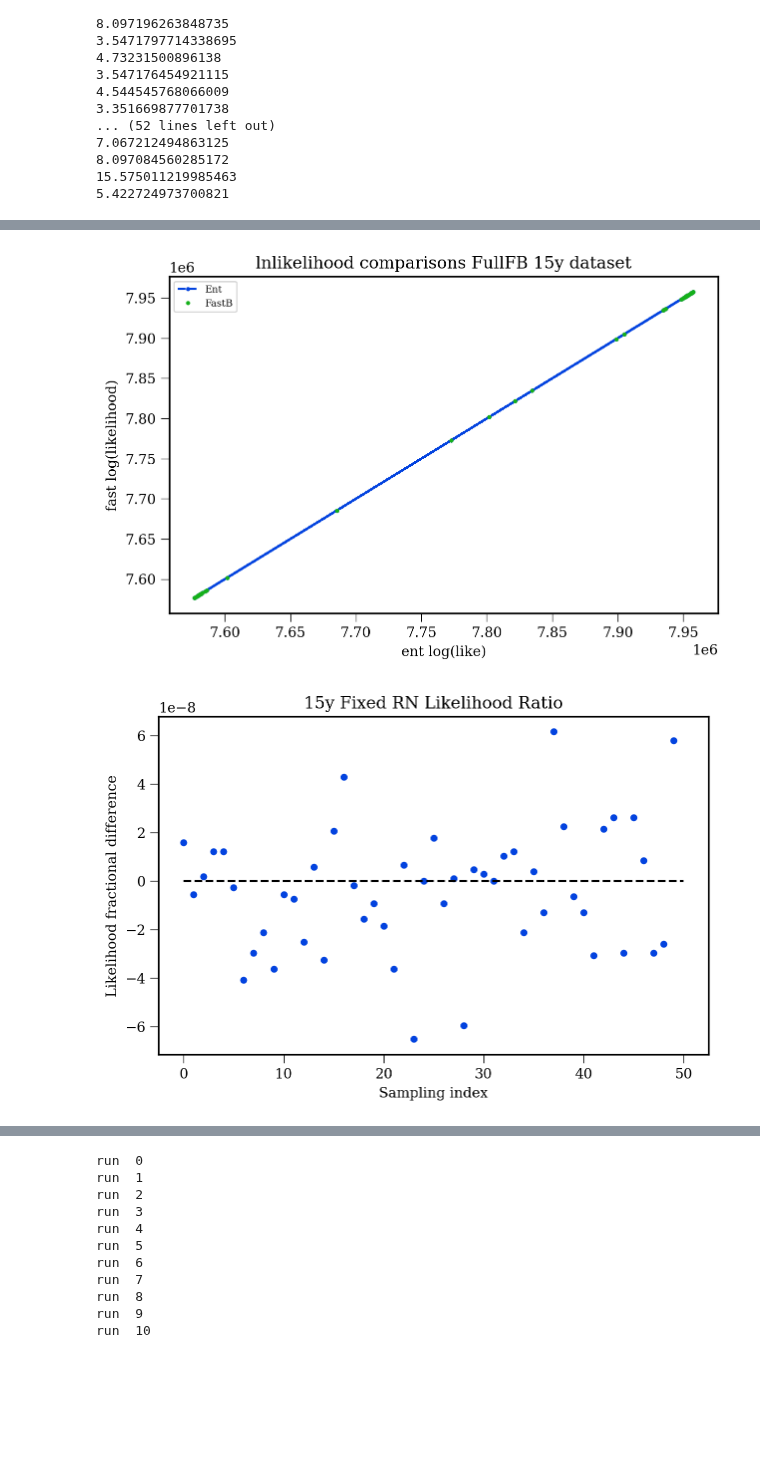
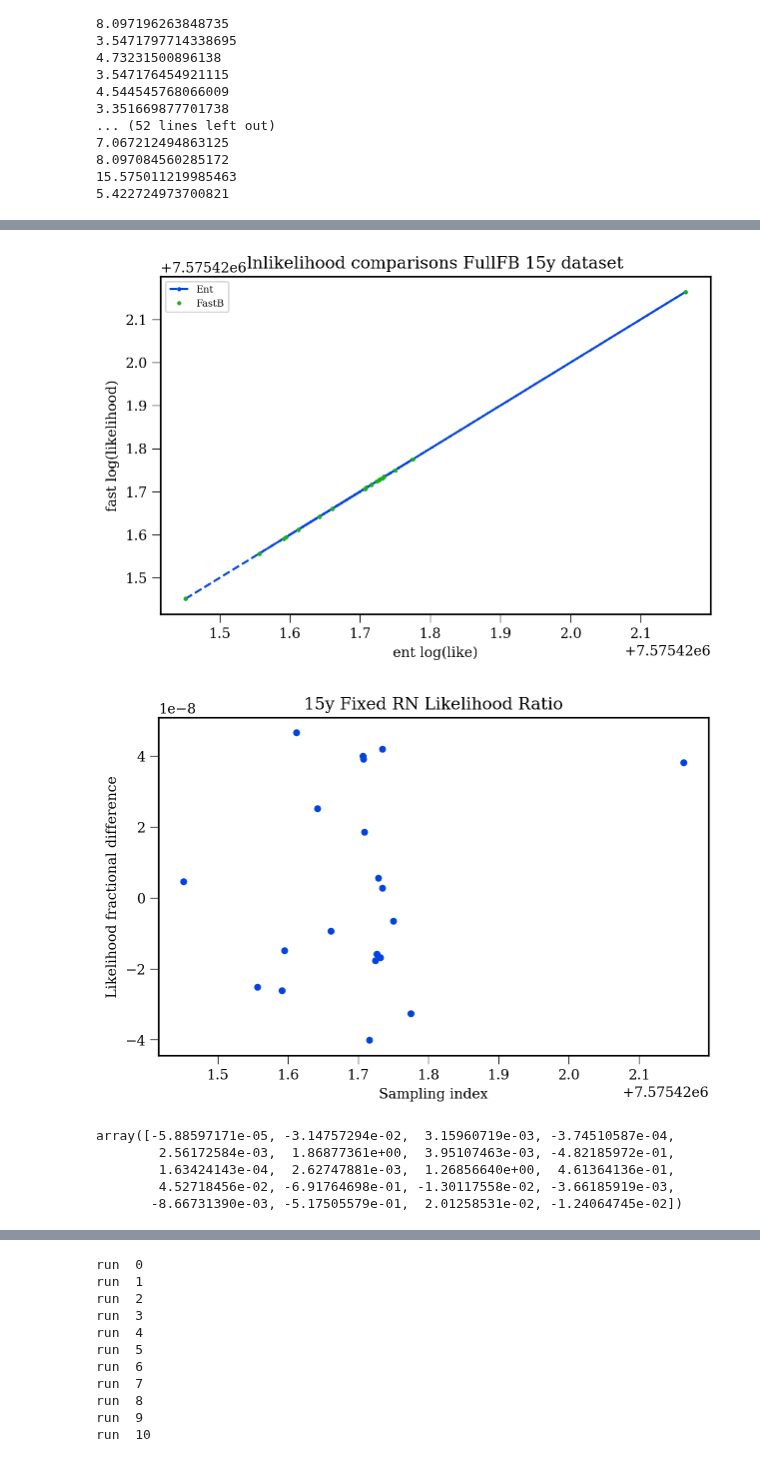
Before and after one commit to JacobATaylor/QuickBurst, a Jupyter notebook: Likelihood_tests_15y.ipynb, the cells around one changed output, grey strips where cells are left out. Drawn from its saved outputs; the diff is of its cells as text; code cells hidden in the pictures; blank space fills up the shorter version.

```diff
--- a/Likelihood_tests_15y.ipynb
+++ b/Likelihood_tests_15y.ipynb
@@ -223,7 +251,7 @@ FB_15y = FB.FastBurst(pta = pta, psrs = psrs, params = d0_15y, Npsr = len(psrs),
 # %%
 %lprun -f FB_15y.get_lnlikelihood FB_15y.get_lnlikelihood(x0_15y_2)
 # %%
-NN = 50
+NN = 20
 
 log_L_Ent_15y = []
 log_L_Fast_15y = []
@@ -269,15 +300,24 @@ plt.title('lnlikelihood comparisons FullFB 15y dataset')
 #plt.savefig('/home/reyna/BayesHopperBurst/testing plots/FullFastBurst_15y_lnlikedif.pdf')
 plt.show()
 # %% [output]
-[figure, old version]
+[figure, new version]
 # %%
-plt.plot(np.exp(log_L_Fast_15y - log_L_Ent_15y)-1, ls='', marker='o', color='xkcd:blue')
-plt.hlines(y = 0, xmin = 0, xmax = 50, ls = '--', color = 'black')
+plt.plot(log_L_Fast_15y,np.exp(log_L_Fast_15y - log_L_Ent_15y)-1, ls='', marker='o', color='xkcd:blue')
+#plt.hlines(y = 0, xmin = 0, xmax = 50, ls = '--', color = 'black')
 #plt.gca().axhline(0.1, ls='--', color='xkcd:green')
 plt.xlabel("Sampling index")
+#plt.xscale('log')
 plt.ylabel("Likelihood fractional difference")
 plt.title('15y Fixed RN Likelihood Ratio')
-plt.savefig('/home/reyna/BayesHopperBurst/testing plots/15y_like_dif_RN_fixed.pdf', transparent=True)
+#plt.savefig('/home/reyna/BayesHopperBurst/testing plots/15y_like_dif_RN_fixed.pdf', transparent=True)
 plt.show()
 # %% [output]
-[figure, old version]
+[figure, new version]
+# %%
+np.exp(log_L_Fast_15y - log_L_Ent_15y)-1
+# %% [output]
+array([-5.88597171e-05, -3.14757294e-02,  3.15960719e-03, -3.74510587e-04,
+        2.56172584e-03,  1.86877361e+00,  3.95107463e-03, -4.82185972e-01,
+        1.63424143e-04,  2.62747881e-03,  1.26856640e+00,  4.61364136e-01,
+        4.52718456e-02, -6.91764698e-01, -1.30117558e-02, -3.66185919e-03,
+       -8.66731390e-03, -5.17505579e-01,  2.01258531e-02, -1.24064745e-02])
```
Also changed, not shown: parts of 10 cells of this notebook, 2 other files.
